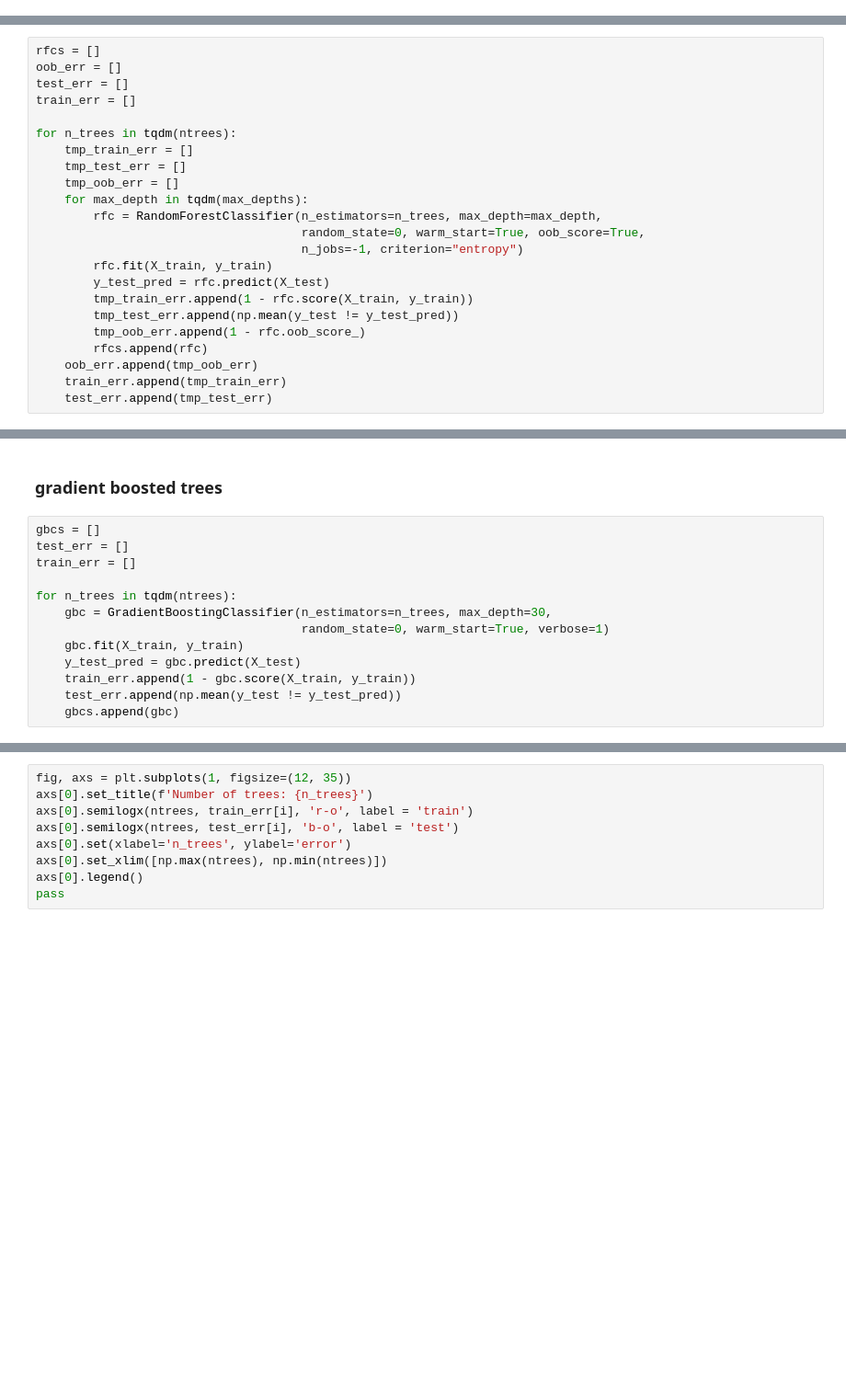
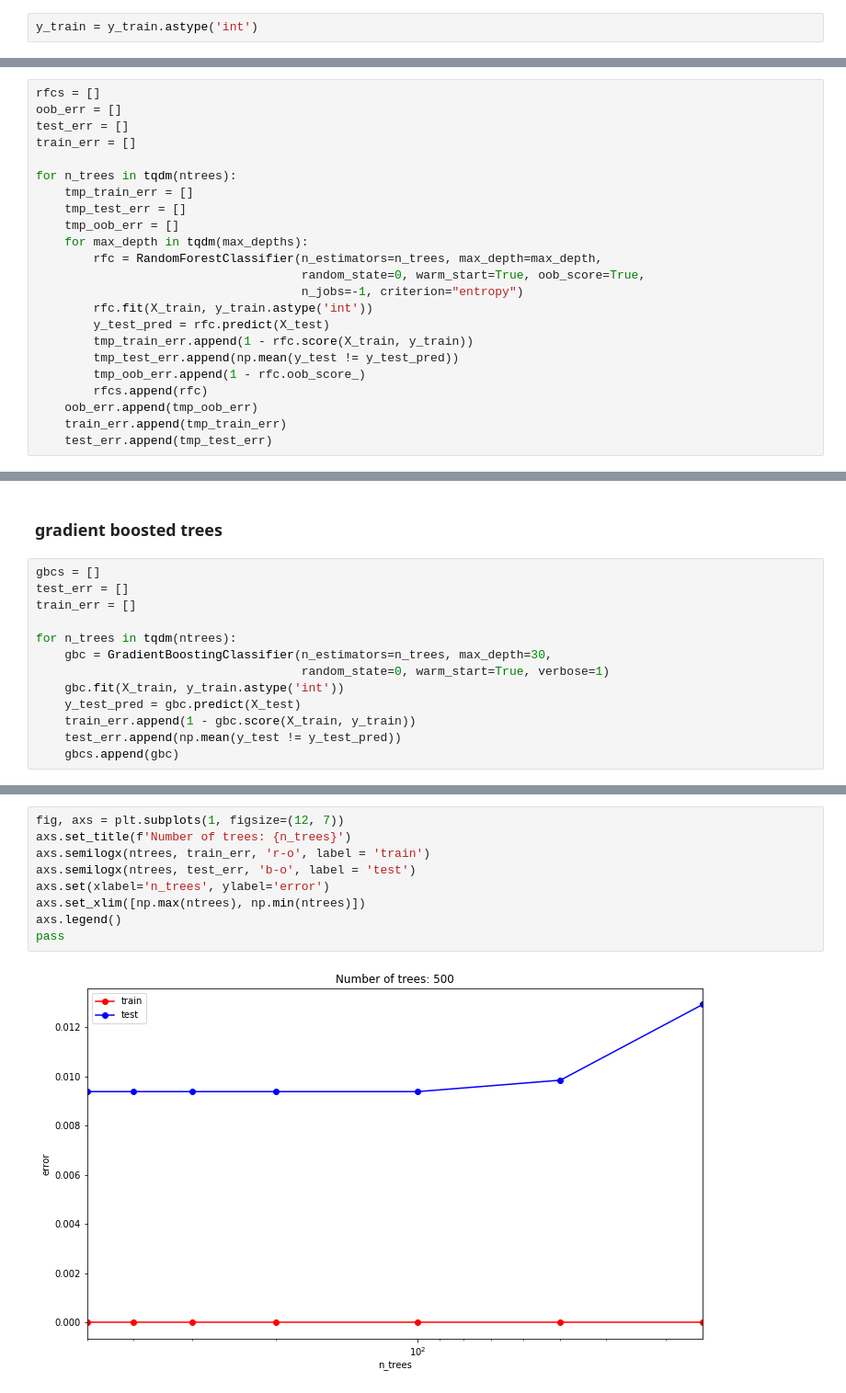
Before and after one commit to ABoltachev/Laba_1, a Jupyter notebook: Laba_1.ipynb, the cells around one changed output, grey strips where cells are left out. Shown at 92% size. Cells and saved outputs as stored; diff of their text form; blank space fills up the shorter version.

Commit message:
trees lab done

```diff
--- a/Laba_1.ipynb
+++ b/Laba_1.ipynb
@@ -918,6 +906,8 @@ from sklearn.ensemble import GradientBoostingClassifier
 # %%
 ntrees = [25, 50, 100, 200, 300, 400, 500]
 max_depths = [10, 15, 20, 25, 30, 40, 50]
+# %%
+y_train = y_train.astype('int')
 # %% [markdown]
 ### Random forests
 # %%
@@ -934,7 +924,7 @@ for n_trees in tqdm(ntrees):
         rfc = RandomForestClassifier(n_estimators=n_trees, max_depth=max_depth,
                                      random_state=0, warm_start=True, oob_score=True,
                                      n_jobs=-1, criterion="entropy")
-        rfc.fit(X_train, y_train)
+        rfc.fit(X_train, y_train.astype('int'))
         y_test_pred = rfc.predict(X_test)
         tmp_train_err.append(1 - rfc.score(X_train, y_train))
         tmp_test_err.append(np.mean(y_test != y_test_pred))
@@ -992,7 +996,7 @@ train_err = []
 for n_trees in tqdm(ntrees):
     gbc = GradientBoostingClassifier(n_estimators=n_trees, max_depth=30,
                                      random_state=0, warm_start=True, verbose=1)
-    gbc.fit(X_train, y_train)
+    gbc.fit(X_train, y_train.astype('int'))
     y_test_pred = gbc.predict(X_test)
     train_err.append(1 - gbc.score(X_train, y_train))
     test_err.append(np.mean(y_test != y_test_pred))
@@ -1012,9 +1022,11 @@ for n_trees in tqdm(ntrees):
 # %%
-fig, axs = plt.subplots(1, figsize=(12, 35))
-axs[0].set_title(f'Number of trees: {n_trees}')
-axs[0].semilogx(ntrees, train_err[i], 'r-o', label = 'train')
-axs[0].semilogx(ntrees, test_err[i], 'b-o', label = 'test')
-axs[0].set(xlabel='n_trees', ylabel='error')
-axs[0].set_xlim([np.max(ntrees), np.min(ntrees)])
-axs[0].legend()
+fig, axs = plt.subplots(1, figsize=(12, 7))
+axs.set_title(f'Number of trees: {n_trees}')
+axs.semilogx(ntrees, train_err, 'r-o', label = 'train')
+axs.semilogx(ntrees, test_err, 'b-o', label = 'test')
+axs.set(xlabel='n_trees', ylabel='error')
+axs.set_xlim([np.max(ntrees), np.min(ntrees)])
+axs.legend()
 pass
+# %% [output]
+[figure, added]
```
Also changed, not shown: parts of 14 cells of this notebook.
